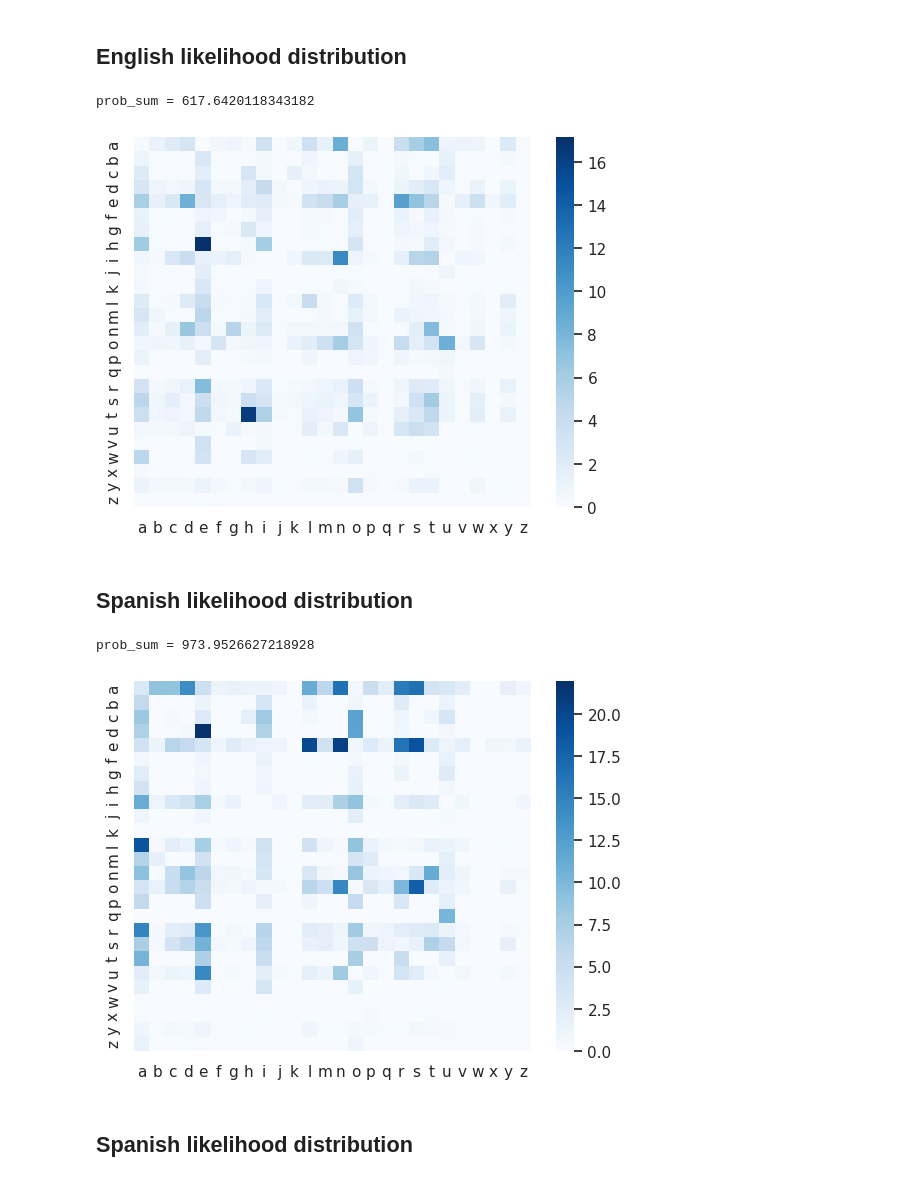
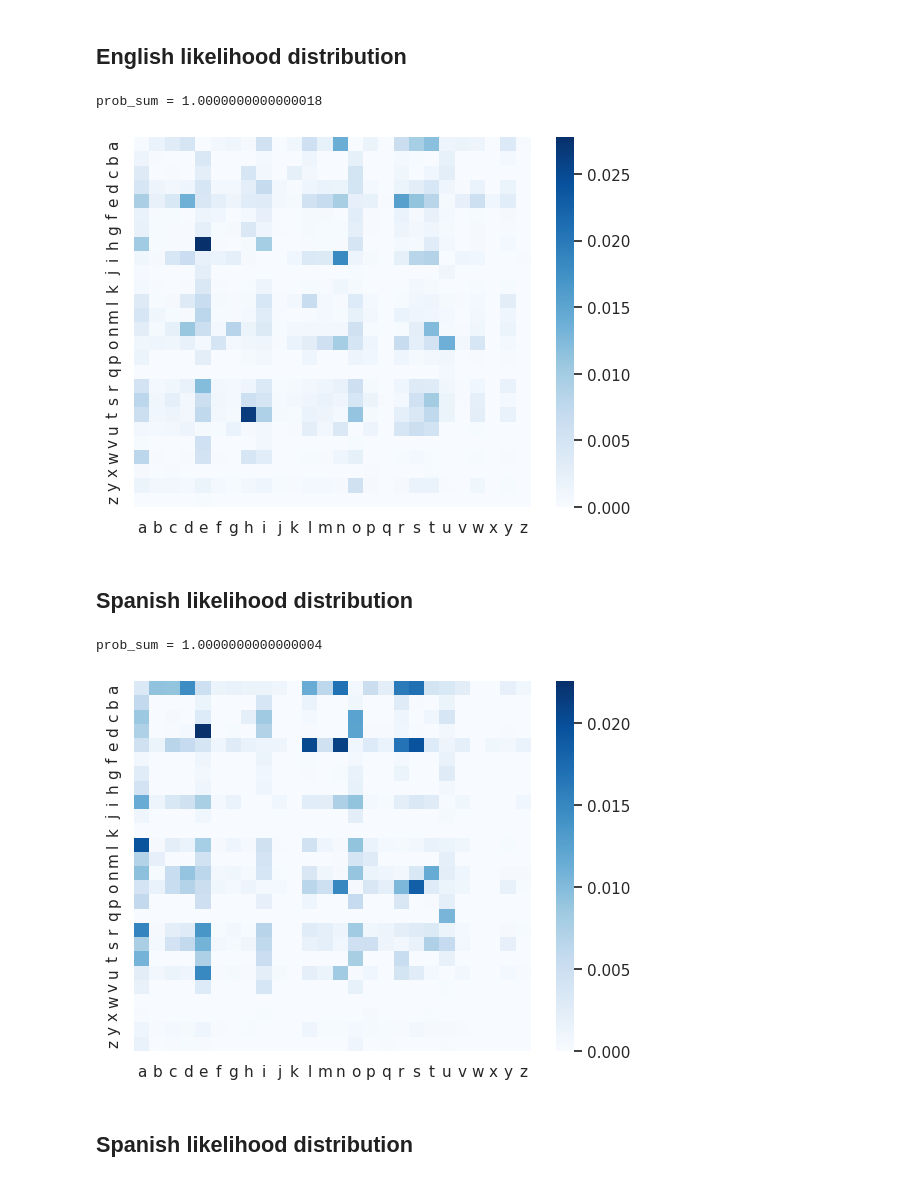
Before and after one commit to jrsalgadoASW/hw3_language_model_joint_conditional, a Jupyter notebook: model_creation.ipynb, the cells around one changed output. Saved outputs shown, nothing was run; the diff lists cells and outputs as text; code cells hidden in the pictures.

Commit message:
fix missnamed function (was joint, is conditional)

```diff
--- a/model_creation.ipynb
+++ b/model_creation.ipynb
@@ -92,20 +92,9 @@ def get_number_of_characters(s: str)->int:
 def normalize_probabilities(character_count: int, total_characters: int)->float:
     return character_count/total_characters
 
+
+
 def get_conditional_probabilities(characters_count: np.array)->np.array:
-    all_characters = string.ascii_lowercase
-    # + len(all_characters) to account for repetitions (aa, bb, cc, dd, etc.)
-    n_permutations = math.perm(len(all_characters), 2) + len(all_characters)
-    probability_matrix = create_biagram()
-    prob_sum = 0
-    for i, row in enumerate(characters_count):
-        for j,count in enumerate(characters_count):
-            probability_matrix[i][j] = normalize_probabilities(characters_count[i][j], n_permutations)
-            prob_sum = prob_sum + probability_matrix[i][j]
-    print(f"prob_sum = {prob_sum}")
-    return probability_matrix
-
-def get_joint_probabilities(characters_count: np.array)->np.array:
     all_characters = string.ascii_lowercase
     # + len(all_characters) to account for repetitions (aa, bb, cc, dd, etc.)
     n_pairs = characters_count.sum()
@@ -142,22 +131,22 @@ def check_probabilities_sum(propabilities: dict)->bool:
 # %%
 EN_dist = get_filled_biagram(short_story_name_english)
 # graph_matrix_heatmap(biagram)
-EN_dist = get_joint_probabilities(EN_dist)
+EN_dist = get_conditional_probabilities(EN_dist)
 graph_matrix_heatmap(EN_dist)
 # %% [output]
-prob_sum = 617.6420118343182
+prob_sum = 1.0000000000000018
-[figure, old version]
+[figure, new version]
 # %% [markdown]
 ## Spanish likelihood distribution
 # %%
 
 ES_dist = get_filled_biagram(short_story_name_spanish)
 # graph_matrix_heatmap(biagram)
-ES_dist = get_joint_probabilities(ES_dist)
+ES_dist = get_conditional_probabilities(ES_dist)
 graph_matrix_heatmap(ES_dist)
 # %% [output]
-prob_sum = 973.9526627218928
+prob_sum = 1.0000000000000004
-[figure, old version]
+[figure, new version]
 # %% [markdown]
 ## Spanish likelihood distribution
 # %%
```
